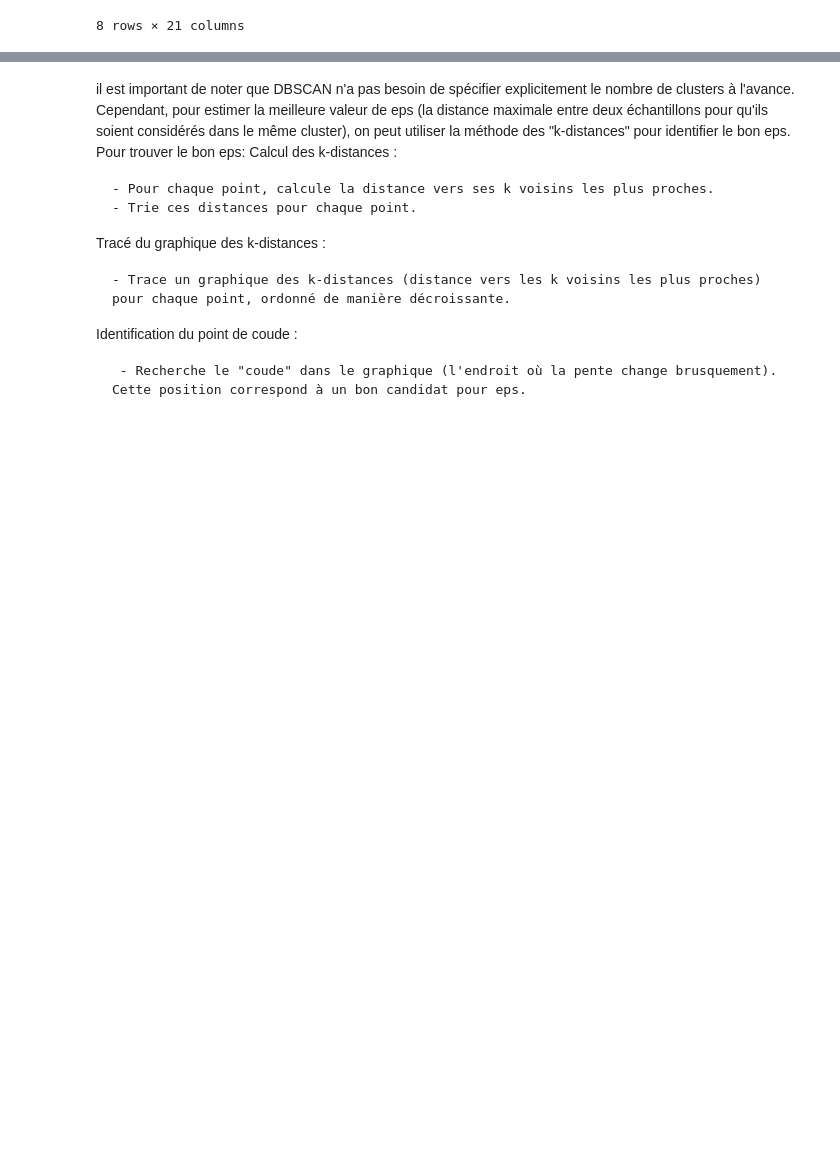
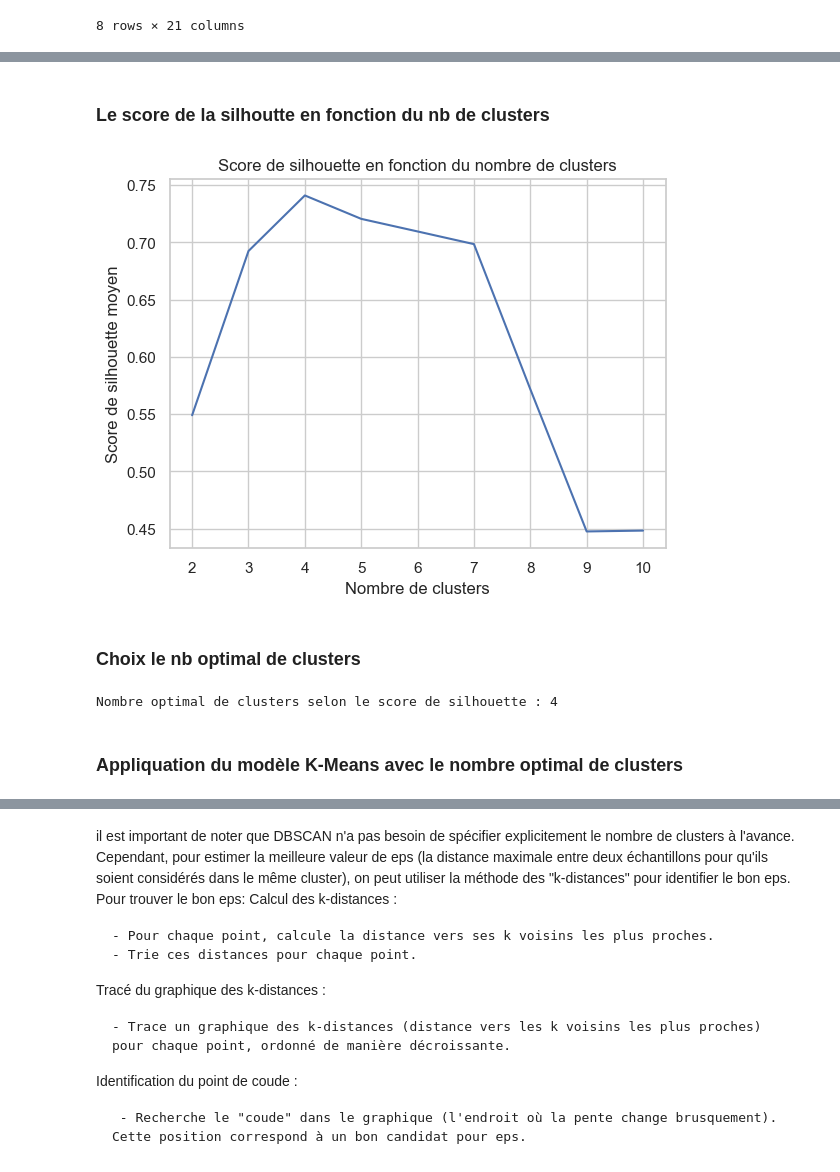
Before and after one commit to IkramBlsl/Data-Mining---Clustering-, a Jupyter notebook: Data_mining_clustering.ipynb, the cells around one changed output, grey strips where cells are left out. Drawn from its saved outputs; the diff is of its cells as text; code cells hidden in the pictures; blank space fills up the shorter version.

```diff
--- a/Data_mining_clustering.ipynb
+++ b/Data_mining_clustering.ipynb
@@ -273,0 +369,7 @@ data.describe()
+# %%
+# le nombre de composantes principales
+n_components = 3
+
+# Réduction de la dimensionnalité avec le nombre choisi de composantes principales
+pca = PCA(n_components=n_components)
+pca_result = pca.fit_transform(scaled_data)
@@ -273,0 +378,26 @@ data.describe()
+# %%
+silhouette_scores = []
+for i in range(2, 11):
+    kmeans = KMeans(n_clusters=i, init='k-means++', max_iter=300, n_init=10, random_state=0)
+    cluster_labels = kmeans.fit_predict(pca_result)
+    silhouette_avg = silhouette_score(pca_result, cluster_labels)
+    silhouette_scores.append(silhouette_avg)
+# %% [markdown]
+### Le score de la silhoutte en fonction du nb de clusters
+# %%
+plt.plot(range(2, 11), silhouette_scores)
+plt.title('Score de silhouette en fonction du nombre de clusters')
+plt.xlabel('Nombre de clusters')
+plt.ylabel('Score de silhouette moyen')
+plt.show()
+# %% [output]
+[figure, added]
+# %% [markdown]
+### Choix le nb optimal de clusters
+# %%
+optimal_clusters = silhouette_scores.index(max(silhouette_scores)) + 2
+print(f"Nombre optimal de clusters selon le score de silhouette : {optimal_clusters}")
+# %% [output]
+Nombre optimal de clusters selon le score de silhouette : 4
+# %% [markdown]
+### Appliquation du modèle K-Means avec le nombre optimal de clusters
```
Also changed, not shown: parts of 69 cells of this notebook.
